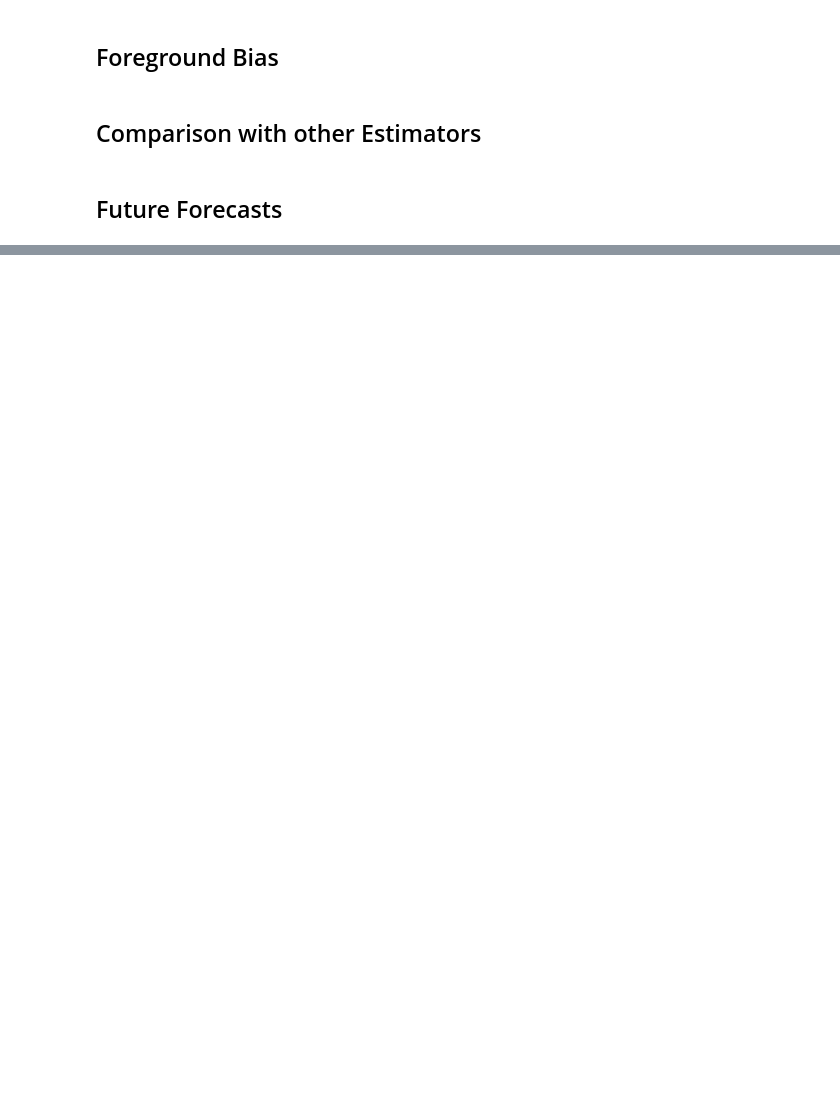
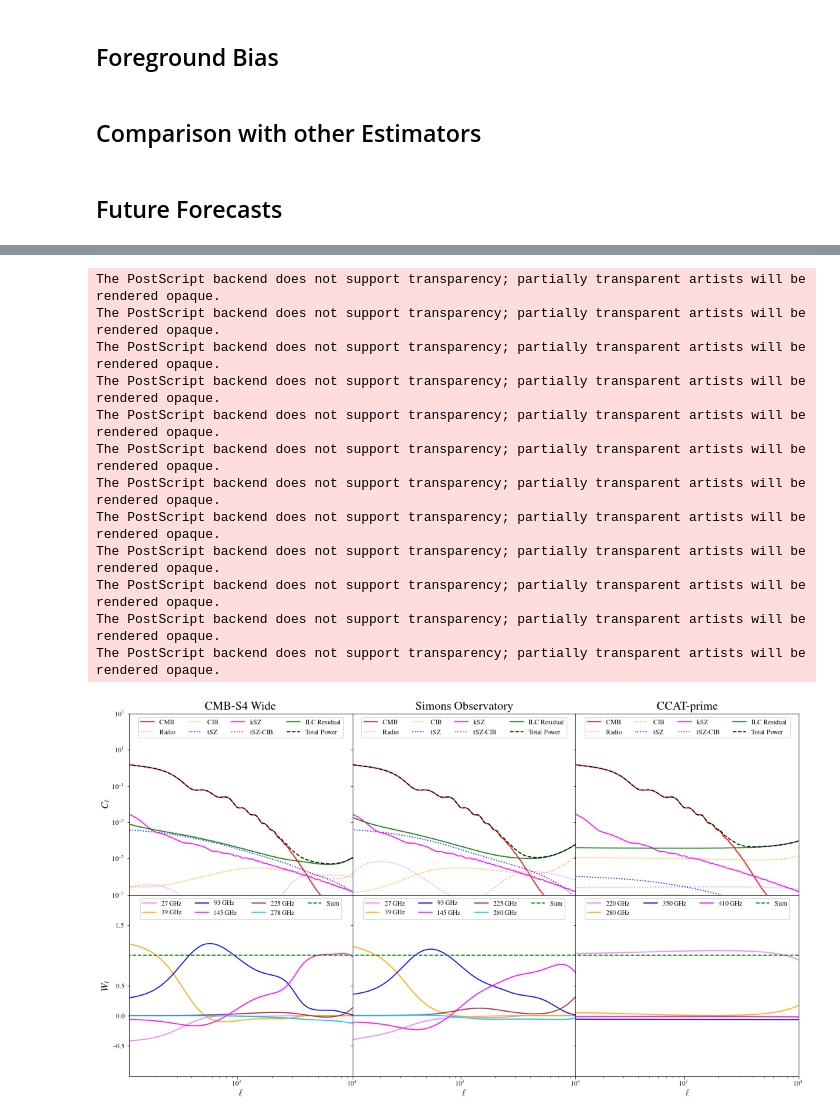
Before and after one commit to s6kelevy/cmb_lensing, a Jupyter notebook: random.ipynb, the cells around one changed output, grey strips where cells are left out. Drawn from its saved outputs; the diff is of its cells as text; code cells hidden in the pictures; blank space fills up the shorter version.

```diff
--- a/random.ipynb
+++ b/random.ipynb
@@ -1191,7 +1162,7 @@ ax1.plot(l, res_ilc_dic_s4wide['cib'], label = 'CIB', color = 'orange', ls = ':'
 ax1.plot(l, res_ilc_dic_s4wide['tsz'], label = 'tSZ', color = 'blue', ls = ':')
 ax1.plot(l, res_ilc_dic_s4wide['ksz'], label = 'kSZ', color = 'magenta')
 ax1.plot(l, res_ilc_dic_s4wide['tsz_cib'], label = 'tSZ-CIB', color = 'brown', ls = ':')
-ax1.plot(l, cl_residual_s4wide-res_ilc_dic_s4wide['ksz'], label = 'HLC Residual', color = 'green')
+ax1.plot(l, cl_residual_s4wide-res_ilc_dic_s4wide['ksz'], label = 'ILC Residual', color = 'green')
 ax1.plot(l, cl + cl_residual_s4wide, label = 'Total Power', color = 'black', ls = '--')
 ax1.set_ylabel(r'$C_{\ell}$', fontsize = 15)
 ax1.set_ylim(1e-7,1e3)
@@ -1206,7 +1177,7 @@ ax2.plot(l, res_ilc_dic_so['cib'], label = 'CIB', color = 'orange', ls = ':')
 ax2.plot(l, res_ilc_dic_so['tsz'], label = 'tSZ', color = 'blue', ls = ':')
 ax2.plot(l, res_ilc_dic_so['ksz'], label = 'kSZ', color = 'magenta')
 ax2.plot(l, res_ilc_dic_so['tsz_cib'], label = 'tSZ-CIB', color = 'brown', ls = ':')
-ax2.plot(l, cl_residual_so-res_ilc_dic_so['ksz'], label = 'HLC Residual', color = 'green')
+ax2.plot(l, cl_residual_so-res_ilc_dic_so['ksz'], label = 'ILC Residual', color = 'green')
 ax2.plot(l, cl + cl_residual_so, label = 'Total Power', color = 'black', ls = '--')
 ax2.legend(ncol=4, loc = 'upper center')
 
@@ -1220,7 +1191,7 @@ ax3.plot(l, res_ilc_dic_ccatp['cib'], label = 'CIB', color = 'orange', ls = ':')
 ax3.plot(l, res_ilc_dic_ccatp['tsz'], label = 'tSZ', color = 'blue', ls = ':')
 ax3.plot(l, res_ilc_dic_ccatp['ksz'], label = 'kSZ', color = 'magenta')
 ax3.plot(l, res_ilc_dic_ccatp['tsz_cib'], label = 'tSZ-CIB', color = 'brown', ls = ':')
-ax3.plot(l, cl_residual_ccatp-res_ilc_dic_ccatp['ksz'], label = 'HLC Residual', color = 'green')
+ax3.plot(l, cl_residual_ccatp-res_ilc_dic_ccatp['ksz'], label = 'ILC Residual', color = 'green')
 ax3.plot(l, cl + cl_residual_ccatp, label = 'Total Power', color = 'black', ls = '--')
 ax3.legend(ncol=4, loc = 'upper center')
 
@@ -1233,42 +1204,56 @@ ax4.plot(l, weights_arr_s4wide[4], label = str(freq_arr_s4wide[4])+' GHz', color
 ax4.plot(l, weights_arr_s4wide[5], label = str(freq_arr_s4wide[5])+' GHz', color = 'deepskyblue')
 tot = np.asarray(weights_arr_s4wide[0])+np.asarray(weights_arr_s4wide[1])+np.asarray(weights_arr_s4wide[2])+np.asarray(weights_arr_s4wide[3])+np.asarray(weights_arr_s4wide[4])+np.asarray(weights_arr_s4wide[5])
 ax4.plot(l, tot, label = 'Sum', color = 'green', ls = '--')
-ax4.set_xlim(100, 10000)
+ax4.set_xlim(115, 10000)
 ax4.set_ylim(-1., 2.)
-ax4.set_xticks([1e1, 1e2, 1e3])
+#ax4.set_xticks([1e1, 1e2, 1e3])
 ax4.set_xlabel(r'$\ell$', fontsize = 15)
 ax4.set_ylabel(r'$W_{\ell}$', fontsize = 15)
 ax4.set_yticks([-0.5, 0, 0.5, 1.5])
 ax4.legend(ncol=4, loc = 'upper center')
 
 
 ax5.plot(l, weights_arr_so[0], label = str(freq_arr_so[0])+' GHz', color = 'violet')
 ax5.plot(l, weights_arr_so[1], label = str(freq_arr_so[1])+' GHz', color = 'orange')
 ax5.plot(l, weights_arr_so[2], label = str(freq_arr_so[2])+' GHz', color = 'blue')
 ax5.plot(l, weights_arr_so[3], label = str(freq_arr_so[3])+' GHz', color = 'magenta')
 ax5.plot(l, weights_arr_so[4], label = str(freq_arr_so[4])+' GHz', color = 'brown')
 ax5.plot(l, weights_arr_so[5], label = str(freq_arr_so[5])+' GHz', color = 'deepskyblue')
 tot = np.asarray(weights_arr_so[0])+np.asarray(weights_arr_so[1])+np.asarray(weights_arr_so[2])+np.asarray(weights_arr_so[3])+np.asarray(weights_arr_so[4])+np.asarray(weights_arr_so[5])
 ax5.plot(l, tot, label = 'Sum', color = 'green', ls = '--')
-ax5.set_xlim(100, 10000)
-ax5.set_xticks([1e1, 1e2, 1e3])
+ax5.set_xlim(115, 10000)
+#ax5.set_xticks([1e1, 1e2, 1e3])
 ax5.legend(ncol=4, loc = 'upper center')
 ax5.set_xlabel(r'$\ell$', fontsize = 15)
 
 
 ax6.plot(l, weights_arr_ccatp[0], label = str(freq_arr_ccatp[0])+' GHz', color = 'violet')
 ax6.plot(l, weights_arr_ccatp[1], label = str(freq_arr_ccatp[1])+' GHz', color = 'orange')
 ax6.plot(l, weights_arr_ccatp[2], label = str(freq_arr_ccatp[2])+' GHz', color = 'blue')
 ax6.plot(l, weights_arr_ccatp[3], label = str(freq_arr_ccatp[3])+' GHz', color = 'magenta')
 tot = np.asarray(weights_arr_ccatp[0])+np.asarray(weights_arr_ccatp[1])+np.asarray(weights_arr_ccatp[2])+np.asarray(weights_arr_ccatp[3])
 ax6.plot(l, tot, label = 'Sum', color = 'green', ls = '--')
-ax6.set_xlim(100, 10000)
-ax6.set_xticks([1e1, 1e2, 1e3])
+ax6.set_xlim(115, 10000)
+#ax6.set_xticks([1e1, 1e2, 1e3])
 ax6.set_xlabel(r'$\ell$', fontsize = 15)
 ax6.legend(ncol=4, loc = 'upper center')
 
 
 plt.savefig('residuals_and_weights.eps', dpi = 200., bbox_inches = 'tight', pad_inches = 0.1)
+# %% [output]
+The PostScript backend does not support transparency; partially transparent artists will be rendered opaque.
+The PostScript backend does not support transparency; partially transparent artists will be rendered opaque.
+The PostScript backend does not support transparency; partially transparent artists will be rendered opaque.
+The PostScript backend does not support transparency; partially transparent artists will be rendered opaque.
+The PostScript backend does not support transparency; partially transparent artists will be rendered opaque.
+The PostScript backend does not support transparency; partially transparent artists will be rendered opaque.
+The PostScript backend does not support transparency; partially transparent artists will be rendered opaque.
+The PostScript backend does not support transparency; partially transparent artists will be rendered opaque.
+The PostScript backend does not support transparency; partially transparent artists will be rendered opaque.
+The PostScript backend does not support transparency; partially transparent artists will be rendered opaque.
+The PostScript backend does not support transparency; partially transparent artists will be rendered opaque.
+The PostScript backend does not support transparency; partially transparent artists will be rendered opaque.
+[figure, added]
 # %%
 experiments = ['S4-Wide', 'SO', 'CCAT-p']
 snr_arr = [5,5,4]
```
Also changed, not shown: parts of 14 cells of this notebook, 9 other files.
